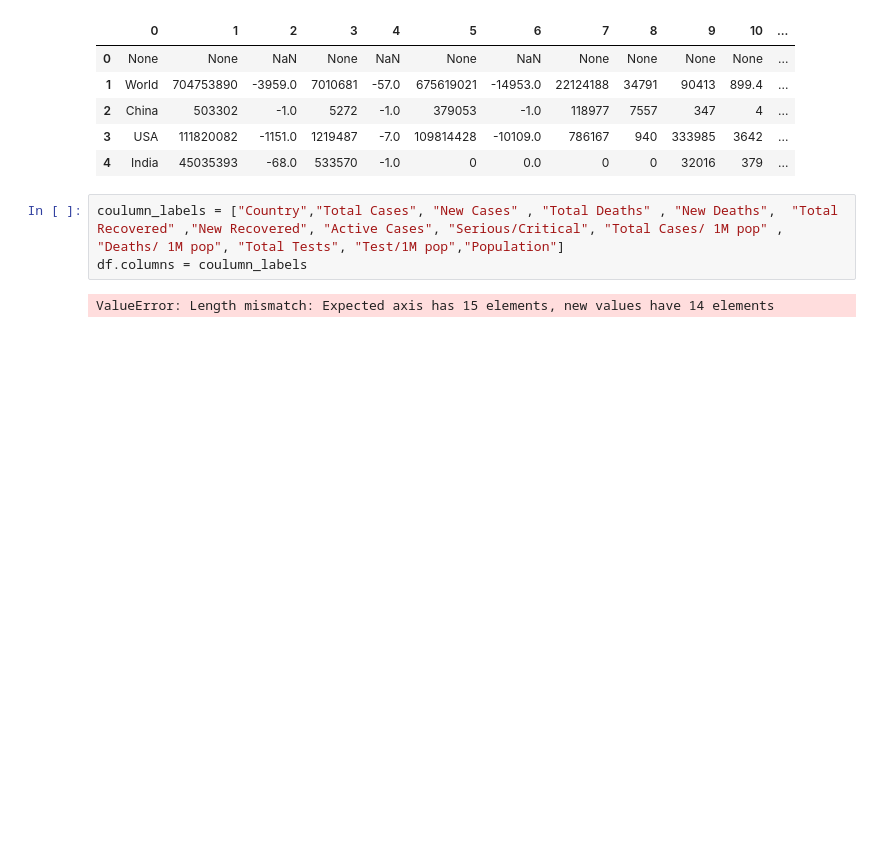
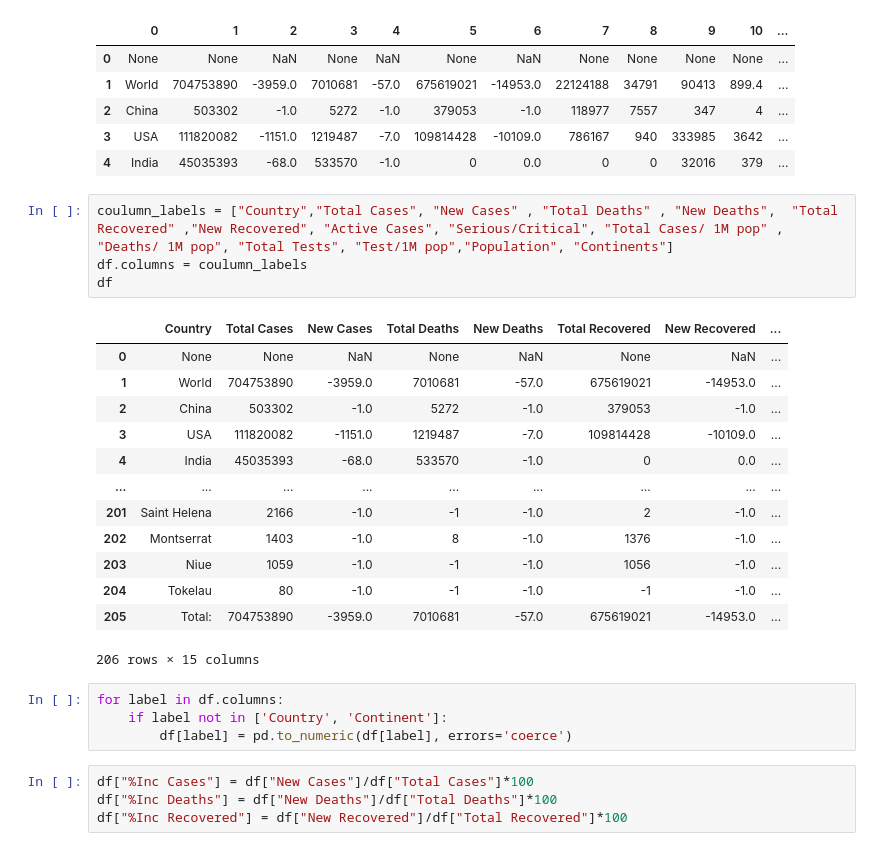
Before and after one commit to Tayyab5733/COVID-19-Dataset-and-Vaccine-Impact-Analyzer, a Jupyter notebook: code.ipynb, the cells around one changed output. Saved outputs shown, nothing was run; the diff lists cells and outputs as text; blank space fills up the shorter version.

```diff
--- a/code.ipynb
+++ b/code.ipynb
@@ -74,7 +65,28 @@ df.head()
 | 3 | USA | 111820082 | -1151.0 | 1219487 | -7.0 | 109814428 | -10109.0 | 786167 | 940 | 333985 | 3642 | ... |
 | 4 | India | 45035393 | -68.0 | 533570 | -1.0 | 0 | 0.0 | 0 | 0 | 32016 | 379 | ... |
 # %%
-coulumn_labels = ["Country","Total Cases", "New Cases" , "Total Deaths" , "New Deaths",  "Total Recovered" ,"New Recovered", "Active Cases", "Serious/Critical", "Total Cases/ 1M pop" , "Deaths/ 1M pop", "Total Tests", "Test/1M pop","Population"]
+coulumn_labels = ["Country","Total Cases", "New Cases" , "Total Deaths" , "New Deaths",  "Total Recovered" ,"New Recovered", "Active Cases", "Serious/Critical", "Total Cases/ 1M pop" , "Deaths/ 1M pop", "Total Tests", "Test/1M pop","Population", "Continents"]
 df.columns = coulumn_labels
+df
 # %% [output]
+|  | Country | Total Cases | New Cases | Total Deaths | New Deaths | Total Recovered | New Recovered | ... |
+| 0 | None | None | NaN | None | NaN | None | NaN | ... |
+| 1 | World | 704753890 | -3959.0 | 7010681 | -57.0 | 675619021 | -14953.0 | ... |
+| 2 | China | 503302 | -1.0 | 5272 | -1.0 | 379053 | -1.0 | ... |
+| 3 | USA | 111820082 | -1151.0 | 1219487 | -7.0 | 109814428 | -10109.0 | ... |
+| 4 | India | 45035393 | -68.0 | 533570 | -1.0 | 0 | 0.0 | ... |
+| ... | ... | ... | ... | ... | ... | ... | ... | ... |
+| 201 | Saint Helena | 2166 | -1.0 | -1 | -1.0 | 2 | -1.0 | ... |
+| 202 | Montserrat | 1403 | -1.0 | 8 | -1.0 | 1376 | -1.0 | ... |
+| 203 | Niue | 1059 | -1.0 | -1 | -1.0 | 1056 | -1.0 | ... |
+| 204 | Tokelau | 80 | -1.0 | -1 | -1.0 | -1 | -1.0 | ... |
+| 205 | Total: | 704753890 | -3959.0 | 7010681 | -57.0 | 675619021 | -14953.0 | ... |
-ValueError: Length mismatch: Expected axis has 15 elements, new values have 14 elements
+206 rows × 15 columns
+# %%
+for label in df.columns:
+    if label not in ['Country', 'Continent']:
+        df[label] = pd.to_numeric(df[label], errors='coerce')
+# %%
+df["%Inc Cases"] = df["New Cases"]/df["Total Cases"]*100
+df["%Inc Deaths"] = df["New Deaths"]/df["Total Deaths"]*100
+df["%Inc Recovered"] = df["New Recovered"]/df["Total Recovered"]*100
```
Also changed, not shown: parts of 5 cells of this notebook.
